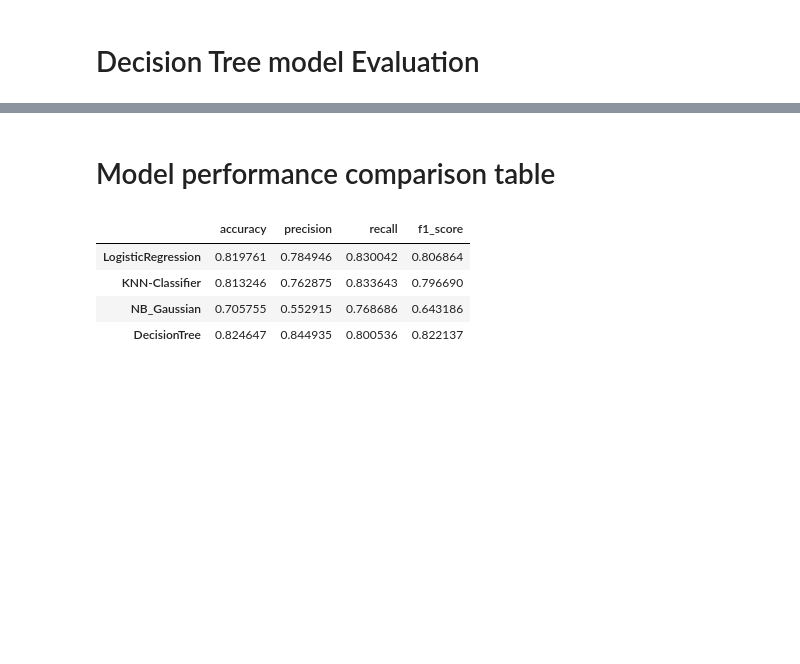
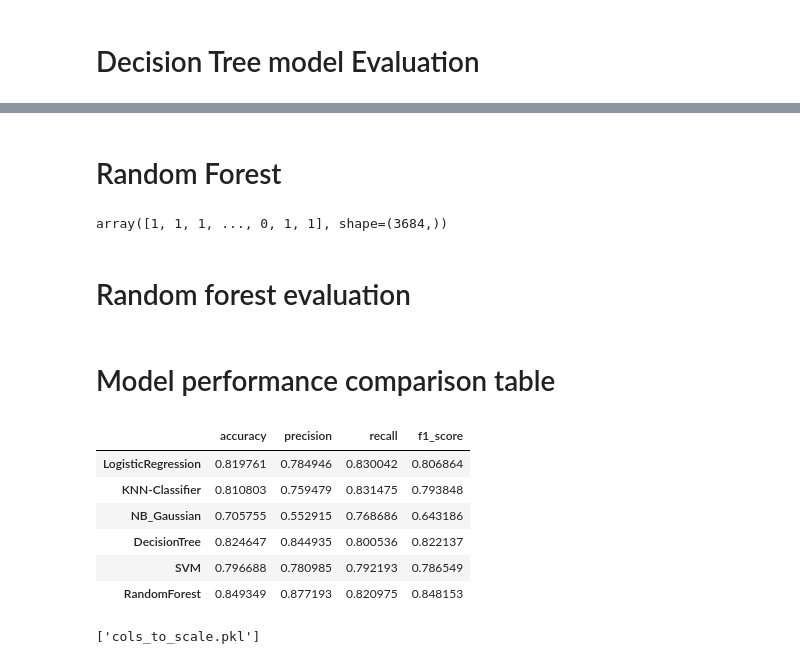
Before and after one commit to code-with-ayyan/Practice-Projects, a Jupyter notebook: Bank-Deposit-Prediction/bank.ipynb, the cells around one changed output, grey strips where cells are left out. Saved outputs shown, nothing was run; the diff lists cells and outputs as text; code cells hidden in the pictures; blank space fills up the shorter version.

```diff
--- a/Bank-Deposit-Prediction/bank.ipynb
+++ b/Bank-Deposit-Prediction/bank.ipynb
@@ -638,0 +584,9 @@ DT_f1: 82.2136563876652 %
+# %%
+
+SVM_model = SVC(kernel="sigmoid", gamma="auto" )
+
+SVM_model.fit(X_train,y_train)
+
+SVM_predictions = SVM_model.predict(X_test)
+
+SVM_predictions
@@ -639,20 +597,56 @@ DT_f1: 82.2136563876652 %
+# %%
+SVM_accuracy = accuracy_score(SVM_predictions, y_test)
+SVM_precision = precision_score(SVM_predictions, y_test)
+SVM_recall = recall_score(SVM_predictions, y_test)
+SVM_f1 = f1_score(SVM_predictions, y_test)
+# %% [markdown]
+# Random Forest
+# %%
+RF_model = RandomForestClassifier(n_estimators=900, criterion="entropy")
+
+RF_model.fit(X_train,y_train)
+
+RF_predictions = RF_model.predict(X_test)
+
+RF_predictions
+# %% [output]
+array([1, 1, 1, ..., 0, 1, 1], shape=(3684,))
+# %% [markdown]
+# Random forest evaluation
+# %%
+RF_accuracy = accuracy_score(RF_predictions, y_test)
+RF_precision = precision_score(RF_predictions, y_test)
+RF_recall = recall_score(RF_predictions, y_test)
+RF_f1 = f1_score(RF_predictions, y_test)
 # %% [markdown]
 # Model performance comparison table
 # %%
 comparison_df = pd.DataFrame(
     {
-        'accuracy' : [LR_accuracy,KNN_accuracy,NB_accuracy,DT_accuracy],
-        'precision' : [LR_precision,KNN_precision,NB_precision,DT_precision],
-        'recall' :[LR_recall,KNN_recall,NB_recall,DT_recall],
-        'f1_score' : [LR_f1,KNN_f1,NB_f1,DT_f1]
+        'accuracy' : [LR_accuracy,KNN_accuracy,NB_accuracy,DT_accuracy, SVM_accuracy, RF_accuracy],
+        'precision' : [LR_precision,KNN_precision,NB_precision,DT_precision, SVM_precision, RF_precision],
+        'recall' :[LR_recall,KNN_recall,NB_recall,DT_recall, SVM_recall, RF_recall],
+        'f1_score' : [LR_f1,KNN_f1,NB_f1,DT_f1, SVM_f1, RF_f1]
     },
-    index= ['LogisticRegression','KNN-Classifier','NB_Gaussian','DecisionTree']
+    index= ['LogisticRegression','KNN-Classifier','NB_Gaussian','DecisionTree','SVM','RandomForest']
 )
 
 comparison_df
 # %% [output]
 |  | accuracy | precision | recall | f1_score |
 | LogisticRegression | 0.819761 | 0.784946 | 0.830042 | 0.806864 |
-| KNN-Classifier | 0.813246 | 0.762875 | 0.833643 | 0.796690 |
+| KNN-Classifier | 0.810803 | 0.759479 | 0.831475 | 0.793848 |
 | NB_Gaussian | 0.705755 | 0.552915 | 0.768686 | 0.643186 |
 | DecisionTree | 0.824647 | 0.844935 | 0.800536 | 0.822137 |
+| SVM | 0.796688 | 0.780985 | 0.792193 | 0.786549 |
+| RandomForest | 0.849349 | 0.877193 | 0.820975 | 0.848153 |
+# %%
+import joblib as jl
+
+
+jl.dump(RF_model, "model.pkl")
+jl.dump(scalar, "scalar.pkl")
+jl.dump(X_test.columns, "required_columns.pkl")
+jl.dump(cols_scale, "cols_to_scale.pkl")
+# %% [output]
+['cols_to_scale.pkl']
```
Also changed, not shown: parts of 19 cells of this notebook, 7 other files.
